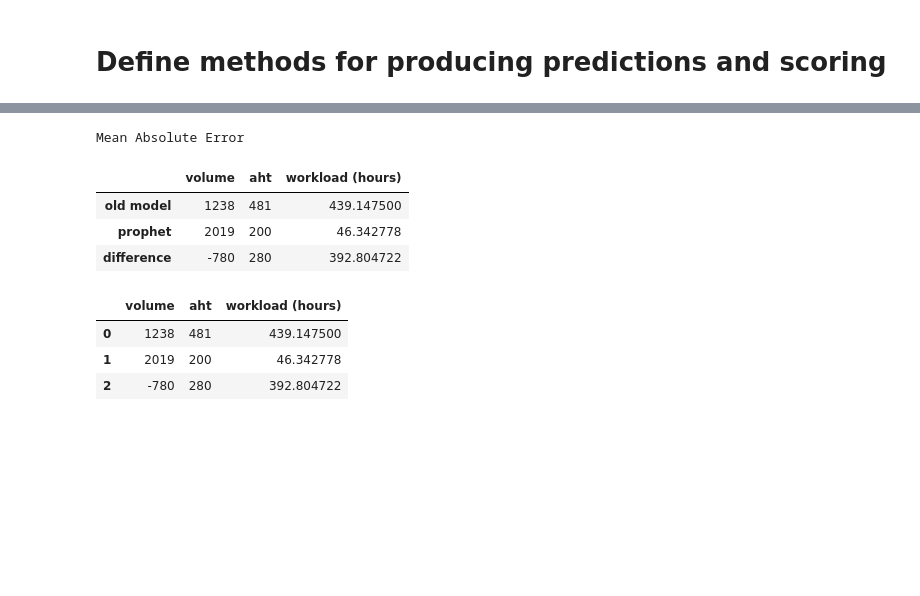
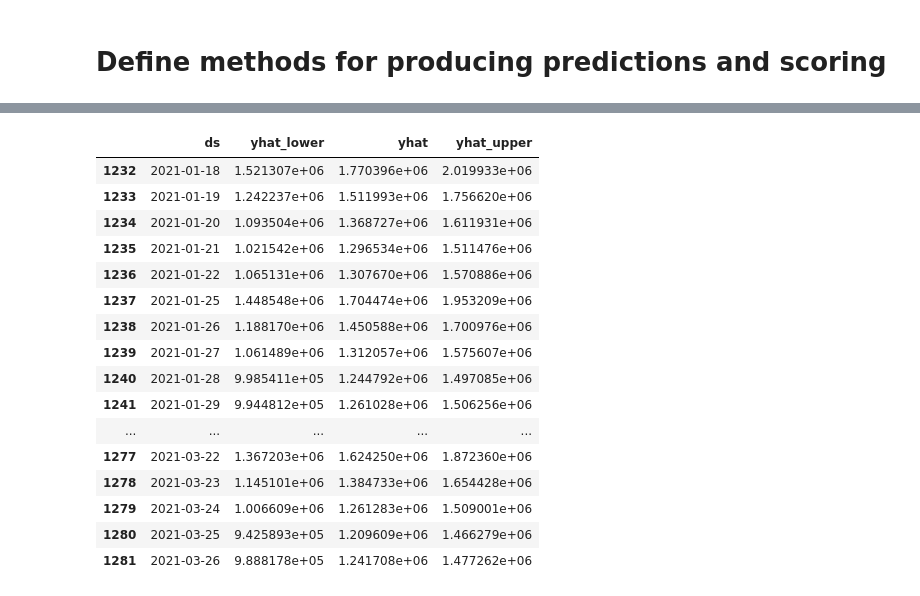
Before and after one commit to majickdave/dji_vol, a Jupyter notebook: notebooks/RIS Prediction Analysis.ipynb, the cells around one changed output, grey strips where cells are left out. Saved outputs shown, nothing was run; the diff lists cells and outputs as text; code cells hidden in the pictures; blank space fills up the shorter version.

```diff
--- a/notebooks/RIS Prediction Analysis.ipynb
+++ b/notebooks/RIS Prediction Analysis.ipynb
@@ -255,21 +262,20 @@ handle_time
-# %%
-diff['handle_time'] /= 3600
-diff.rename(columns={'handle_time': 'workload (hours)'}, inplace=True)
-print('Mean Absolute Error')
-
-display(diff)
-# %% [output]
-Mean Absolute Error
-|  | volume | aht | workload (hours) |
-| old model | 1238 | 481 | 439.147500 |
-| prophet | 2019 | 200 | 46.342778 |
-| difference | -780 | 280 | 392.804722 |
-# %%
-pd.DataFrame({'volume': [1238,2019,-780],
-             'aht': [481,200,280],
-             'workload (hours)': [439.1475, 46.342778,392.804722]}, index=['old model'])
-# %% [output]
-|  | volume | aht | workload (hours) |
-| 0 | 1238 | 481 | 439.147500 |
-| 1 | 2019 | 200 | 46.342778 |
-| 2 | -780 | 280 | 392.804722 |
+# %%
+forecast[['ds','yhat_lower', 'yhat', 'yhat_upper']].head(50)
+# %% [output]
+|  | ds | yhat_lower | yhat | yhat_upper |
+| 1232 | 2021-01-18 | 1.521307e+06 | 1.770396e+06 | 2.019933e+06 |
+| 1233 | 2021-01-19 | 1.242237e+06 | 1.511993e+06 | 1.756620e+06 |
+| 1234 | 2021-01-20 | 1.093504e+06 | 1.368727e+06 | 1.611931e+06 |
+| 1235 | 2021-01-21 | 1.021542e+06 | 1.296534e+06 | 1.511476e+06 |
+| 1236 | 2021-01-22 | 1.065131e+06 | 1.307670e+06 | 1.570886e+06 |
+| 1237 | 2021-01-25 | 1.448548e+06 | 1.704474e+06 | 1.953209e+06 |
+| 1238 | 2021-01-26 | 1.188170e+06 | 1.450588e+06 | 1.700976e+06 |
+| 1239 | 2021-01-27 | 1.061489e+06 | 1.312057e+06 | 1.575607e+06 |
+| 1240 | 2021-01-28 | 9.985411e+05 | 1.244792e+06 | 1.497085e+06 |
+| 1241 | 2021-01-29 | 9.944812e+05 | 1.261028e+06 | 1.506256e+06 |
+| ... | ... | ... | ... | ... |
+| 1277 | 2021-03-22 | 1.367203e+06 | 1.624250e+06 | 1.872360e+06 |
+| 1278 | 2021-03-23 | 1.145101e+06 | 1.384733e+06 | 1.654428e+06 |
+| 1279 | 2021-03-24 | 1.006609e+06 | 1.261283e+06 | 1.509001e+06 |
+| 1280 | 2021-03-25 | 9.425893e+05 | 1.209609e+06 | 1.466279e+06 |
+| 1281 | 2021-03-26 | 9.888178e+05 | 1.241708e+06 | 1.477262e+06 |
```
Also changed, not shown: parts of 3 cells of this notebook, 3 other files.
